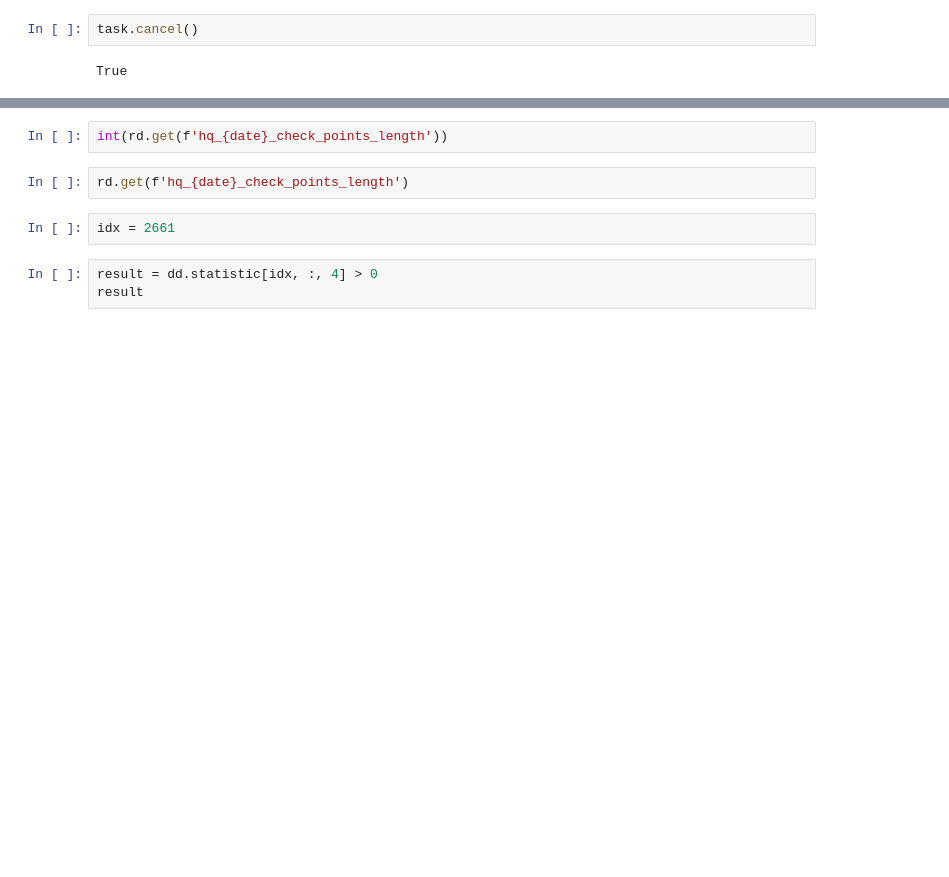
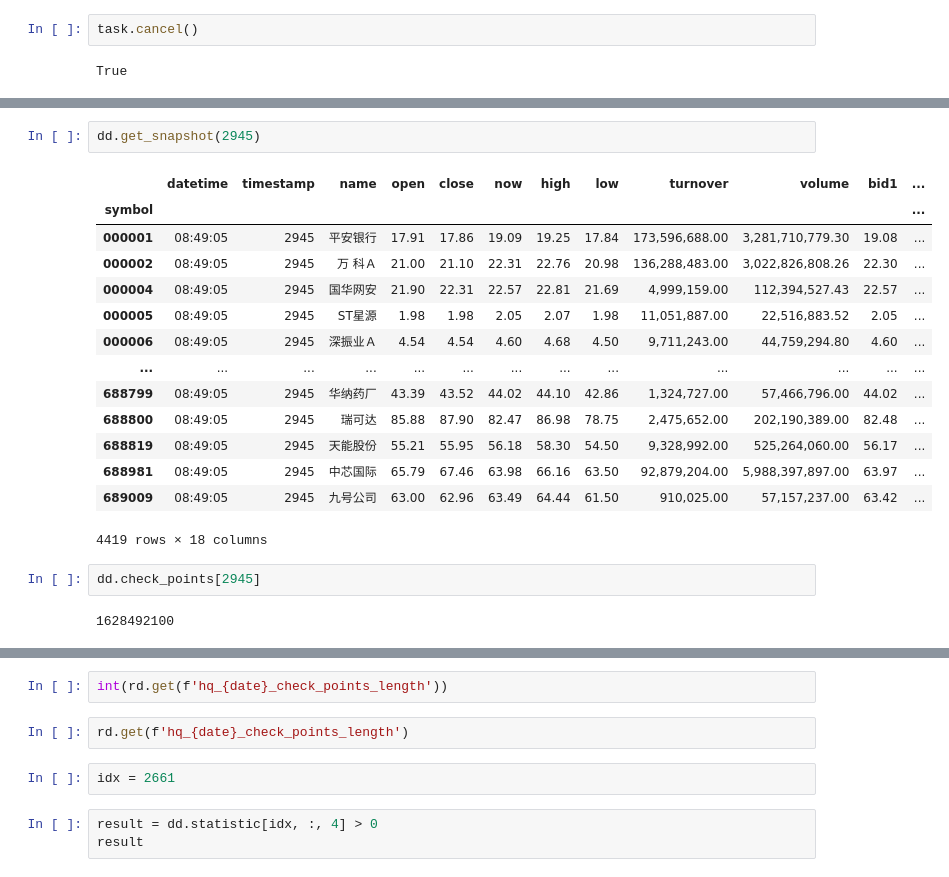
Before and after one commit to 0dingdong0/Securities, a Jupyter notebook: notebooks/FakeDailyDataGenerator.ipynb, the cells around one changed output, grey strips where cells are left out. Drawn from its saved outputs; the diff is of its cells as text; blank space fills up the shorter version.

```diff
--- a/notebooks/FakeDailyDataGenerator.ipynb
+++ b/notebooks/FakeDailyDataGenerator.ipynb
@@ -96,0 +112,21 @@ boundary
+# %%
+dd.get_snapshot(2945)
+# %% [output]
+|  | datetime | timestamp | name | open | close | now | high | low | turnover | volume | bid1 | ... |
+| symbol |  |  |  |  |  |  |  |  |  |  |  | ... |
+| 000001 | 08:49:05 | 2945 | 平安银行 | 17.91 | 17.86 | 19.09 | 19.25 | 17.84 | 173,596,688.00 | 3,281,710,779.30 | 19.08 | ... |
+| 000002 | 08:49:05 | 2945 | 万 科Ａ | 21.00 | 21.10 | 22.31 | 22.76 | 20.98 | 136,288,483.00 | 3,022,826,808.26 | 22.30 | ... |
+| 000004 | 08:49:05 | 2945 | 国华网安 | 21.90 | 22.31 | 22.57 | 22.81 | 21.69 | 4,999,159.00 | 112,394,527.43 | 22.57 | ... |
+| 000005 | 08:49:05 | 2945 | ST星源 | 1.98 | 1.98 | 2.05 | 2.07 | 1.98 | 11,051,887.00 | 22,516,883.52 | 2.05 | ... |
+| 000006 | 08:49:05 | 2945 | 深振业Ａ | 4.54 | 4.54 | 4.60 | 4.68 | 4.50 | 9,711,243.00 | 44,759,294.80 | 4.60 | ... |
+| ... | ... | ... | ... | ... | ... | ... | ... | ... | ... | ... | ... | ... |
+| 688799 | 08:49:05 | 2945 | 华纳药厂 | 43.39 | 43.52 | 44.02 | 44.10 | 42.86 | 1,324,727.00 | 57,466,796.00 | 44.02 | ... |
+| 688800 | 08:49:05 | 2945 | 瑞可达 | 85.88 | 87.90 | 82.47 | 86.98 | 78.75 | 2,475,652.00 | 202,190,389.00 | 82.48 | ... |
+| 688819 | 08:49:05 | 2945 | 天能股份 | 55.21 | 55.95 | 56.18 | 58.30 | 54.50 | 9,328,992.00 | 525,264,060.00 | 56.17 | ... |
+| 688981 | 08:49:05 | 2945 | 中芯国际 | 65.79 | 67.46 | 63.98 | 66.16 | 63.50 | 92,879,204.00 | 5,988,397,897.00 | 63.97 | ... |
+| 689009 | 08:49:05 | 2945 | 九号公司 | 63.00 | 62.96 | 63.49 | 64.44 | 61.50 | 910,025.00 | 57,157,237.00 | 63.42 | ... |
+4419 rows × 18 columns
+# %%
+dd.check_points[2945]
+# %% [output]
+1628492100
```
Also changed, not shown: parts of 14 cells of this notebook, 1 other file.
